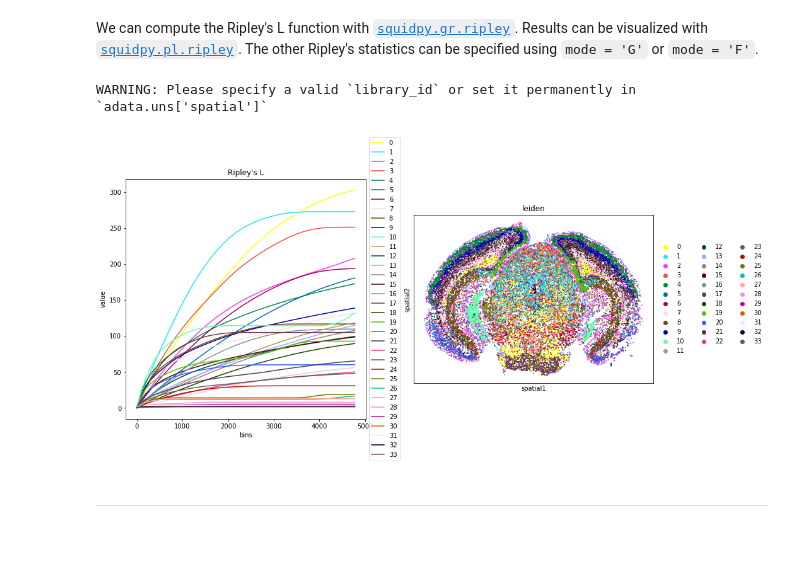
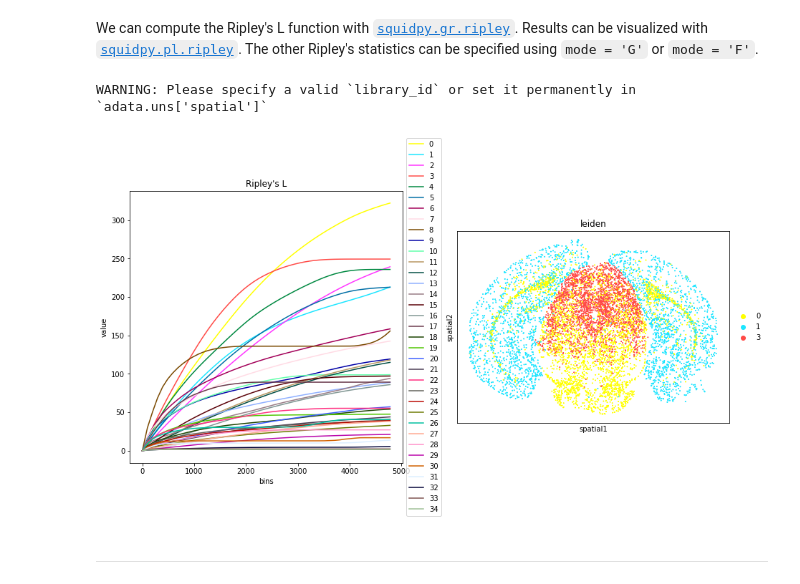
Before and after one commit to scverse/squidpy_notebooks, a Jupyter notebook: docs/source/external_tutorials/tutorial_vizgen.ipynb, the cells around one changed output. Cells and saved outputs as stored; diff of their text form; code cells hidden in the pictures; blank space fills up the shorter version.

```diff
--- a/docs/source/external_tutorials/tutorial_vizgen.ipynb
+++ b/docs/source/external_tutorials/tutorial_vizgen.ipynb
@@ -108,12 +106,12 @@ Install `scikit-misc` package as it is used for Seurat_v3, a toolkit for single
 Requirement already satisfied: scikit-misc in /opt/homebrew/Caskroom/miniforge/base/envs/squidpy_3_9/lib/python3.9/site-packages (0.1.4)
 Requirement already satisfied: numpy in /opt/homebrew/Caskroom/miniforge/base/envs/squidpy_3_9/lib/python3.9/site-packages (from scikit-misc) (1.21.6)
 # %%
-adata.raw = adata
+adata.layers["counts"] = adata.X.copy()
 sc.pp.highly_variable_genes(adata, flavor="seurat_v3", n_top_genes=4000)
 sc.pp.normalize_total(adata, inplace=True)
 sc.pp.log1p(adata)
 sc.pp.pca(adata)
 sc.pp.neighbors(adata)
 sc.tl.umap(adata)
-sc.tl.leiden(adata, resolution=0.7)
+sc.tl.leiden(adata)
 # %% [markdown]
@@ -266,16 +250,21 @@ Results can be visualized with [`squidpy.pl.ripley`](https://squidpy.readthedocs
 # %%
 fig, ax = plt.subplots(1, 2, figsize=(15, 7))
 mode = "L"
 
 sq.gr.ripley(adata, cluster_key="leiden", mode=mode)
 sq.pl.ripley(adata, cluster_key="leiden", mode=mode, ax=ax[0])
 
 sq.pl.spatial_scatter(
-    adata_subsample, color="leiden", shape=None, size=2, img=False, ax=ax[1]
+    adata_subsample,
+    color="leiden",
+    groups=["0", "1", "3"],
+    shape=None,
+    size=2,
+    ax=ax[1],
 )
 # %% [output]
 WARNING: Please specify a valid `library_id` or set it permanently in `adata.uns['spatial']`
-[figure, old version]
+[figure, new version]
 # %% [markdown]
 ----
 # %% [markdown]
```
Also changed, not shown: parts of 20 cells of this notebook.
